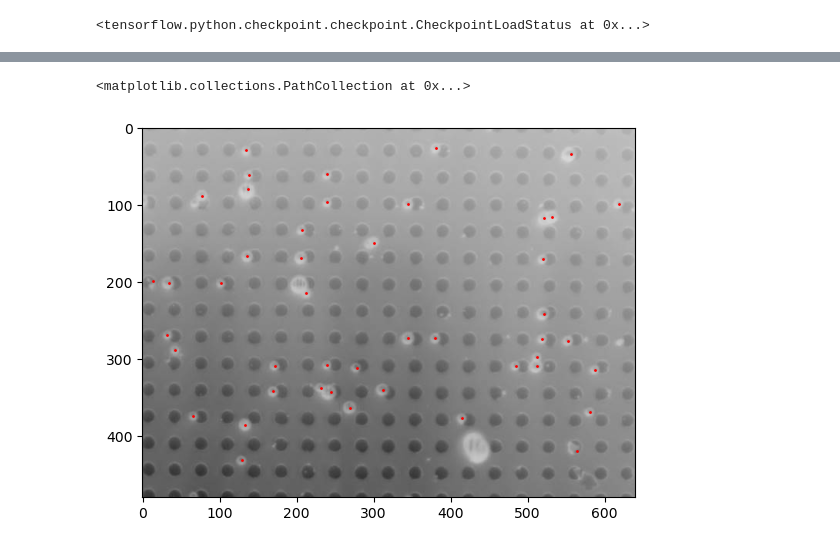
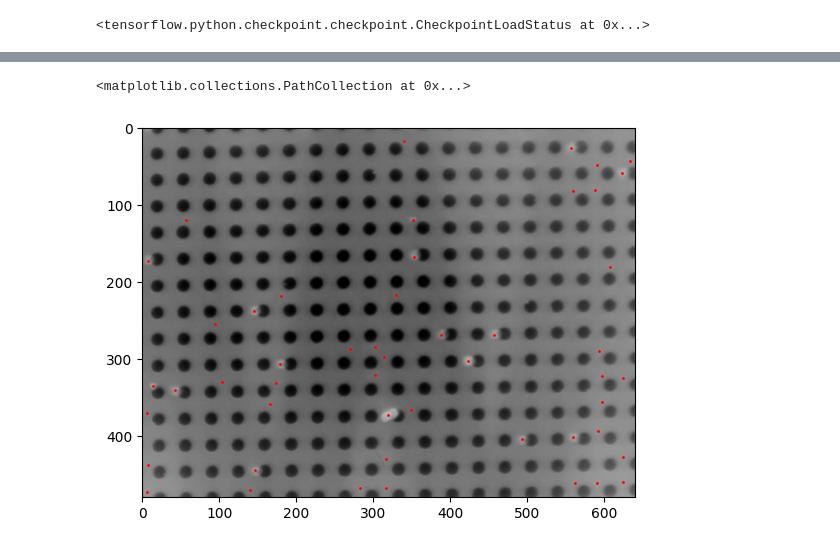
Before and after one commit to bucket420/ParticleTracking, a Jupyter notebook: detect.ipynb, the cells around one changed output, grey strips where cells are left out. Cells and saved outputs as stored; diff of their text form; code cells hidden in the pictures.

```diff
--- a/detect.ipynb
+++ b/detect.ipynb
@@ -23,5 +15,6 @@ model.load_weights("models\model\weights")
 # %% [output]
 <tensorflow.python.checkpoint.checkpoint.CheckpointLoadStatus at 0x...>
 # %%
-alpha = 0.1
+alpha = 0.5
+beta = 1 - alpha
 cutoff = 0.999
@@ -28,6 +24,6 @@ cutoff = 0.999
 # %%
-sample = frames[0]
-sample_detections = detect(sample, model, alpha=alpha, cutoff=cutoff)
+sample = extract_frames("D:\\OneDrive\\Desktop\\PhysicsResearch\\20230718 Dynabead M270 v vs f\\VvsF-videos 20230718\\01HzRMy1M270.avi")[44]
+sample_detections = detect_frame(sample, model, alpha=alpha, beta=beta, cutoff=cutoff)
 plt.imshow(sample)
 plt.scatter(sample_detections[:, 1], sample_detections[:, 0], color="r", s=1)
 # %% [output]
@@ -35,2 +31,2 @@ plt.scatter(sample_detections[:, 1], sample_detections[:, 0], color="r", s=1)
 <matplotlib.collections.PathCollection at 0x...>
-[figure, old version]
+[figure, new version]
```
Also changed, not shown: parts of 20 cells of this notebook, 11 other files.
